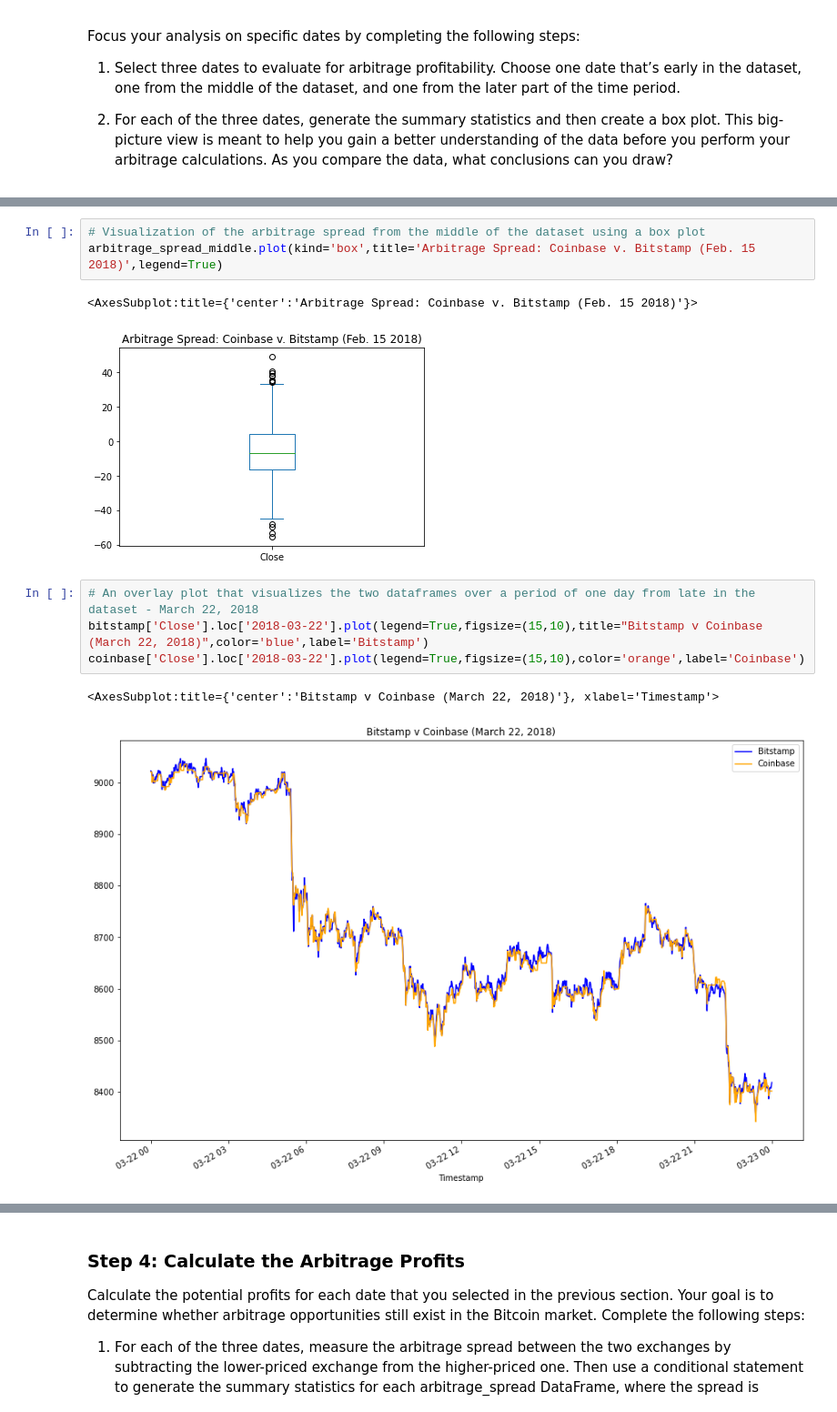
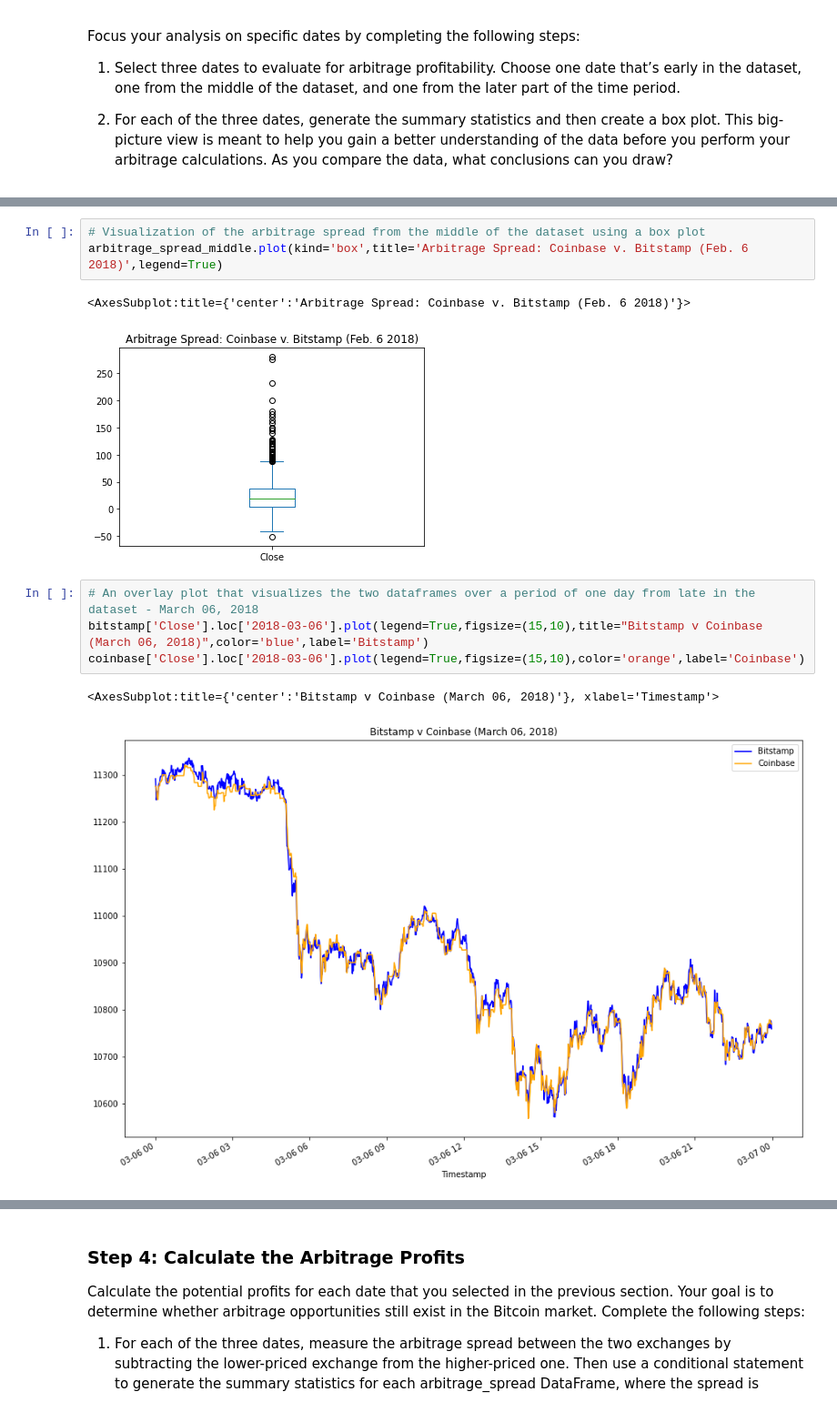
Before and after one commit to qrolston/Crypto-Arbitrage, a Jupyter notebook: crypto_arbitrage.ipynb, the cells around one changed output, grey strips where cells are left out. Shown at 91% size. Drawn from its saved outputs; the diff is of its cells as text.

```diff
--- a/crypto_arbitrage.ipynb
+++ b/crypto_arbitrage.ipynb
@@ -419,15 +419,15 @@ max        48.800000
 Name: Close, dtype: float64
 # %%
 # Visualization of the arbitrage spread from the middle of the dataset using a box plot
-arbitrage_spread_middle.plot(kind='box',title='Arbitrage Spread: Coinbase v. Bitstamp (Feb. 15 2018)',legend=True)
+arbitrage_spread_middle.plot(kind='box',title='Arbitrage Spread: Coinbase v. Bitstamp (Feb. 6 2018)',legend=True)
 # %% [output]
-<AxesSubplot:title={'center':'Arbitrage Spread: Coinbase v. Bitstamp (Feb. 15 2018)'}>
+<AxesSubplot:title={'center':'Arbitrage Spread: Coinbase v. Bitstamp (Feb. 6 2018)'}>
-[figure, old version]
+[figure, new version]
 # %%
-# An overlay plot that visualizes the two dataframes over a period of one day from late in the dataset - March 22, 2018
-bitstamp['Close'].loc['2018-03-22'].plot(legend=True,figsize=(15,10),title="Bitstamp v Coinbase (March 22, 2018)",color='blue',label='Bitstamp')
-coinbase['Close'].loc['2018-03-22'].plot(legend=True,figsize=(15,10),color='orange',label='Coinbase')
+# An overlay plot that visualizes the two dataframes over a period of one day from late in the dataset - March 06, 2018
+bitstamp['Close'].loc['2018-03-06'].plot(legend=True,figsize=(15,10),title="Bitstamp v Coinbase (March 06, 2018)",color='blue',label='Bitstamp')
+coinbase['Close'].loc['2018-03-06'].plot(legend=True,figsize=(15,10),color='orange',label='Coinbase')
 # %% [output]
-<AxesSubplot:title={'center':'Bitstamp v Coinbase (March 22, 2018)'}, xlabel='Timestamp'>
+<AxesSubplot:title={'center':'Bitstamp v Coinbase (March 06, 2018)'}, xlabel='Timestamp'>
-[figure, old version]
+[figure, new version]
 # %%
```
Also changed, not shown: parts of 28 cells of this notebook.
